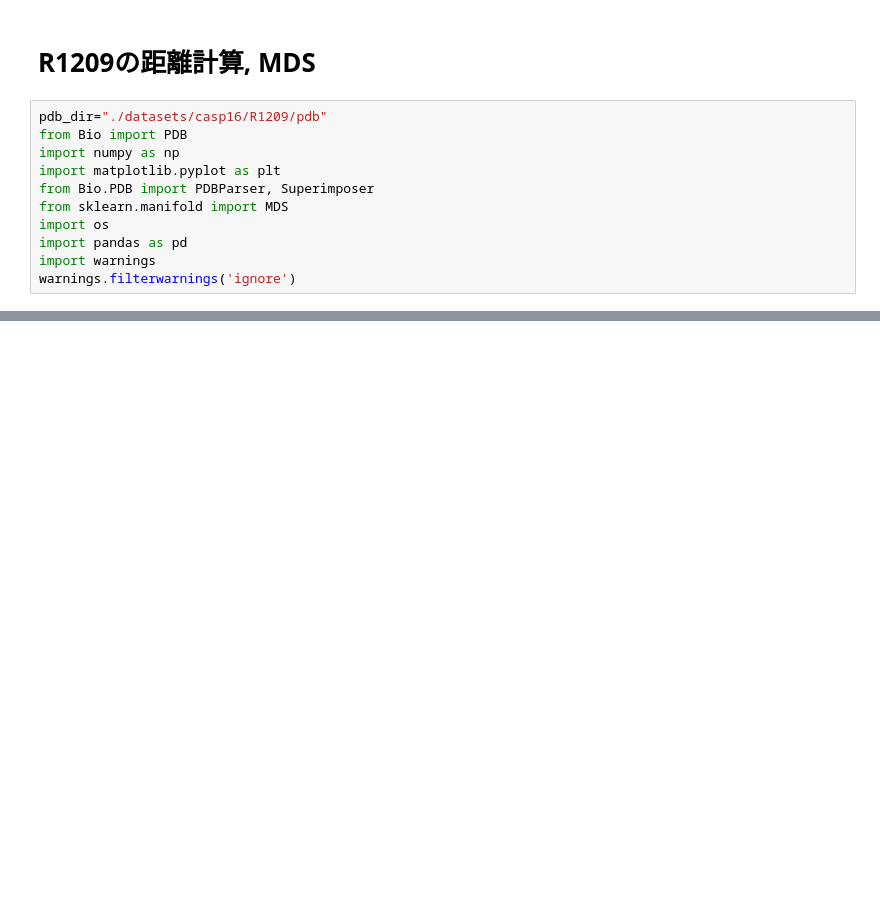
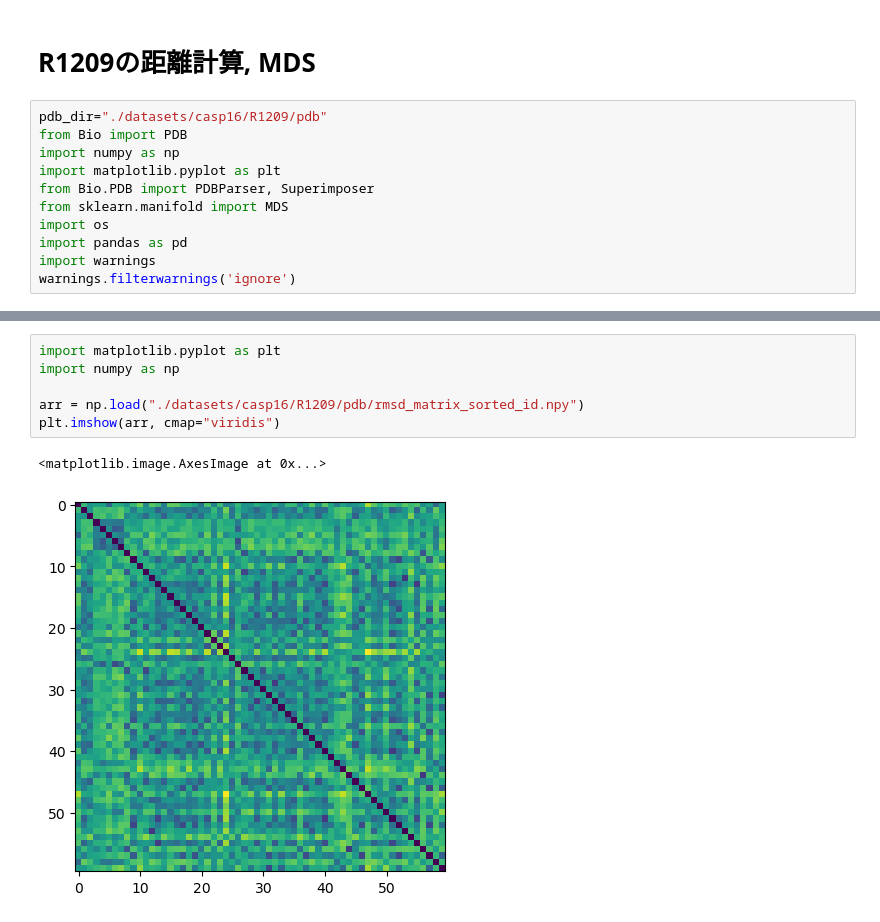
Before and after one commit to Shunsuke-1994/casp16, a Jupyter notebook: notebooks/R1209.ipynb, the cells around one changed output, grey strips where cells are left out. Drawn from its saved outputs; the diff is of its cells as text; blank space fills up the shorter version.

```diff
--- a/notebooks/R1209.ipynb
+++ b/notebooks/R1209.ipynb
@@ -84,0 +143,9 @@ sys     0m1.194s
+# %%
+import matplotlib.pyplot as plt
+import numpy as np
+
+arr = np.load("./datasets/casp16/R1209/pdb/rmsd_matrix_sorted_id.npy")
+plt.imshow(arr, cmap="viridis")
+# %% [output]
+<matplotlib.image.AxesImage at 0x...>
+[figure, added]
```
Also changed, not shown: parts of 8 cells of this notebook, 1 other file.
